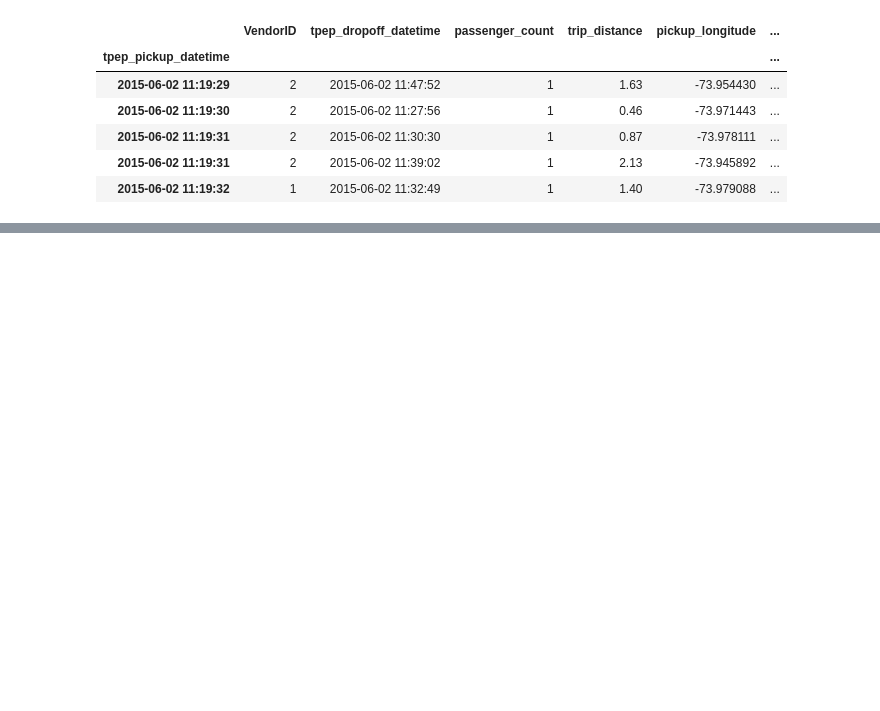
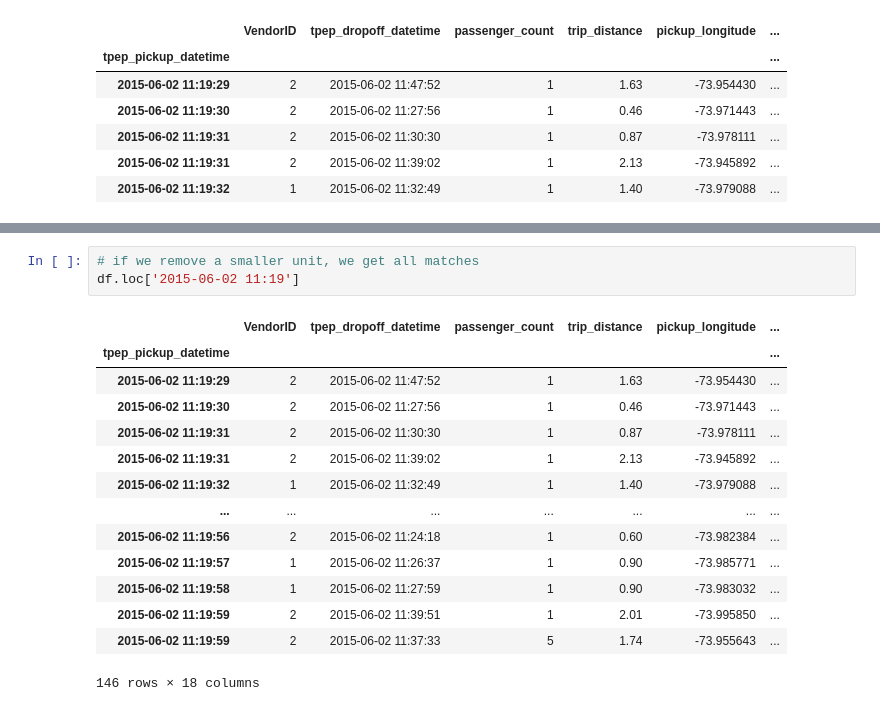
Before and after one commit to reuven/apple-2025-02February-pandas, a Jupyter notebook: 2025-03March-27.ipynb, the cells around one changed output, grey strips where cells are left out. Cells and saved outputs as stored; diff of their text form; blank space fills up the shorter version.

```diff
--- a/2025-03March-27.ipynb
+++ b/2025-03March-27.ipynb
@@ -925,0 +951,18 @@ df.head()
+# %%
+# if we remove a smaller unit, we get all matches
+df.loc['2015-06-02 11:19']
+# %% [output]
+|  | VendorID | tpep_dropoff_datetime | passenger_count | trip_distance | pickup_longitude | ... |
+| tpep_pickup_datetime |  |  |  |  |  | ... |
+| 2015-06-02 11:19:29 | 2 | 2015-06-02 11:47:52 | 1 | 1.63 | -73.954430 | ... |
+| 2015-06-02 11:19:30 | 2 | 2015-06-02 11:27:56 | 1 | 0.46 | -73.971443 | ... |
+| 2015-06-02 11:19:31 | 2 | 2015-06-02 11:30:30 | 1 | 0.87 | -73.978111 | ... |
+| 2015-06-02 11:19:31 | 2 | 2015-06-02 11:39:02 | 1 | 2.13 | -73.945892 | ... |
+| 2015-06-02 11:19:32 | 1 | 2015-06-02 11:32:49 | 1 | 1.40 | -73.979088 | ... |
+| ... | ... | ... | ... | ... | ... | ... |
+| 2015-06-02 11:19:56 | 2 | 2015-06-02 11:24:18 | 1 | 0.60 | -73.982384 | ... |
+| 2015-06-02 11:19:57 | 1 | 2015-06-02 11:26:37 | 1 | 0.90 | -73.985771 | ... |
+| 2015-06-02 11:19:58 | 1 | 2015-06-02 11:27:59 | 1 | 0.90 | -73.983032 | ... |
+| 2015-06-02 11:19:59 | 2 | 2015-06-02 11:39:51 | 1 | 2.01 | -73.995850 | ... |
+| 2015-06-02 11:19:59 | 2 | 2015-06-02 11:37:33 | 5 | 1.74 | -73.955643 | ... |
+146 rows × 18 columns
```
Also changed, not shown: parts of 3 cells of this notebook.
